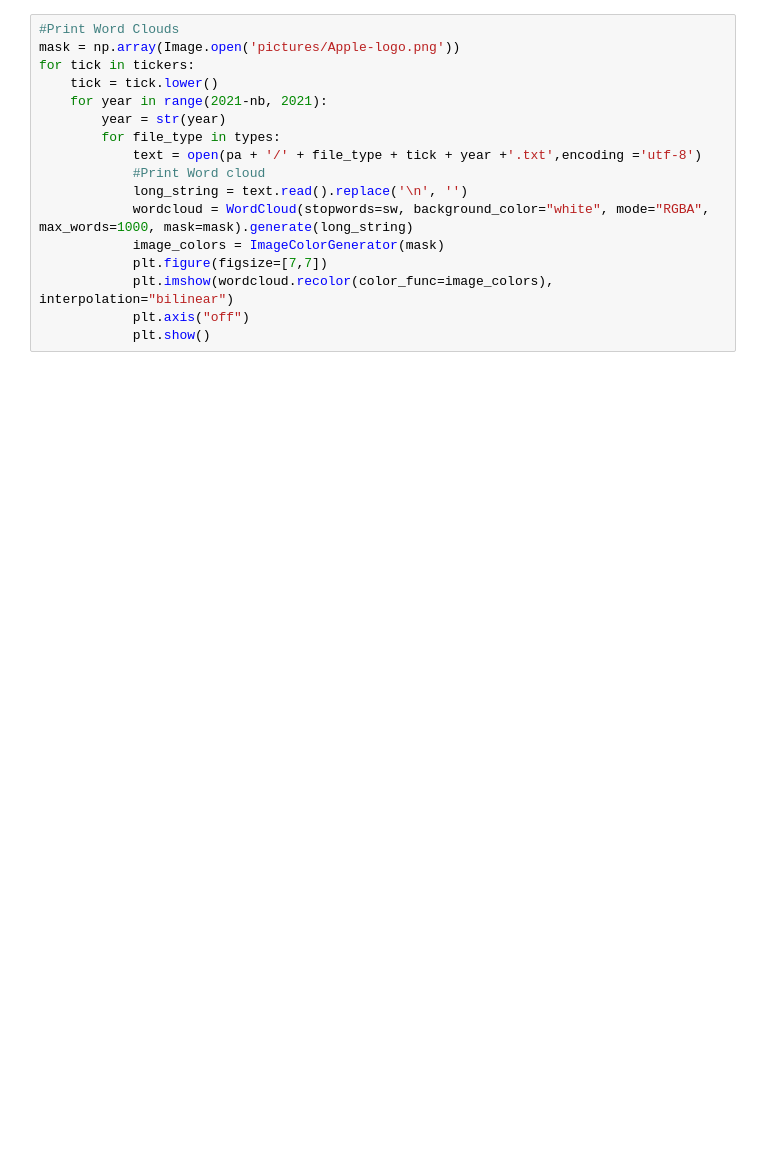
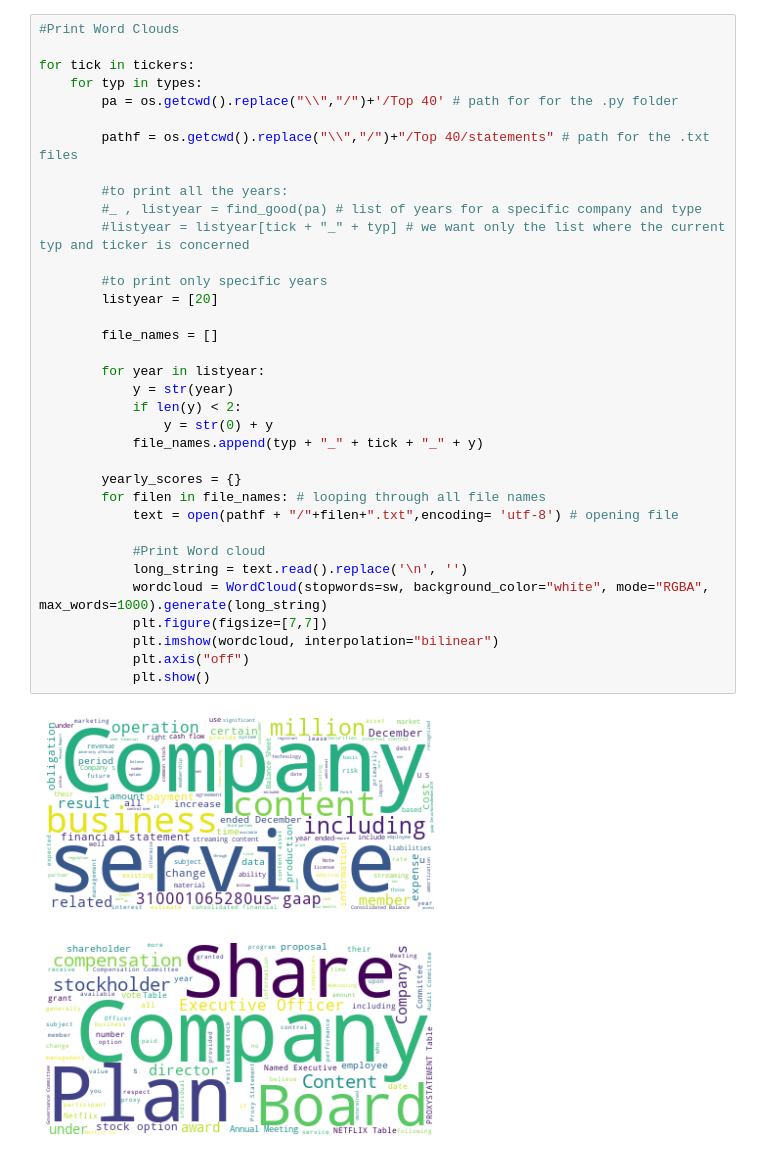
Before and after one commit to JadfJamal98/FEC_final_version, a Jupyter notebook: data_exploration.ipynb, the cells around one changed output. Saved outputs shown, nothing was run; the diff lists cells and outputs as text; blank space fills up the shorter version.

```diff
--- a/data_exploration.ipynb
+++ b/data_exploration.ipynb
@@ -55,17 +81,38 @@ for tick in tickers:
 # %%
 #Print Word Clouds
-mask = np.array(Image.open('pictures/Apple-logo.png'))
+
 for tick in tickers:
-    tick = tick.lower()
-    for year in range(2021-nb, 2021):
-        year = str(year)
-        for file_type in types:
-            text = open(pa + '/' + file_type + tick + year +'.txt',encoding ='utf-8')
+    for typ in types:
+        pa = os.getcwd().replace("\\","/")+'/Top 40' # path for for the .py folder
+
+        pathf = os.getcwd().replace("\\","/")+"/Top 40/statements" # path for the .txt files
+
+        #to print all the years:
+        #_ , listyear = find_good(pa) # list of years for a specific company and type
+        #listyear = listyear[tick + "_" + typ] # we want only the list where the current typ and ticker is concerned
+
+        #to print only specific years
+        listyear = [20]
+
+        file_names = []
+
+        for year in listyear:
+            y = str(year)
+            if len(y) < 2:
+                y = str(0) + y
+            file_names.append(typ + "_" + tick + "_" + y)
+
+        yearly_scores = {}
+        for filen in file_names: # looping through all file names
+            text = open(pathf + "/"+filen+".txt",encoding= 'utf-8') # opening file
+
             #Print Word cloud
             long_string = text.read().replace('\n', '')
-            wordcloud = WordCloud(stopwords=sw, background_color="white", mode="RGBA", max_words=1000, mask=mask).generate(long_string)
-            image_colors = ImageColorGenerator(mask)
+            wordcloud = WordCloud(stopwords=sw, background_color="white", mode="RGBA", max_words=1000).generate(long_string)
             plt.figure(figsize=[7,7])
-            plt.imshow(wordcloud.recolor(color_func=image_colors), interpolation="bilinear")
+            plt.imshow(wordcloud, interpolation="bilinear")
             plt.axis("off")
             plt.show()
+# %% [output]
+[figure, added]
+[figure, added]
```
Also changed, not shown: parts of 4 cells of this notebook, 5 other files.
